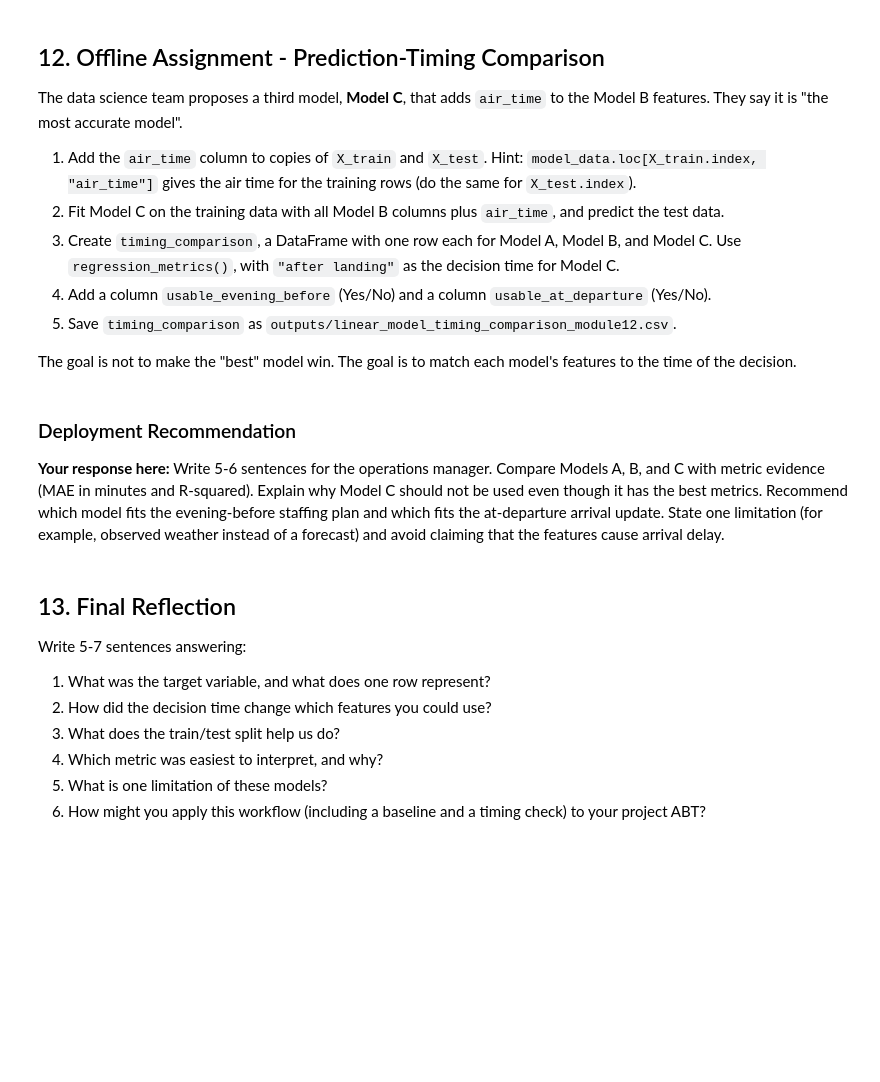
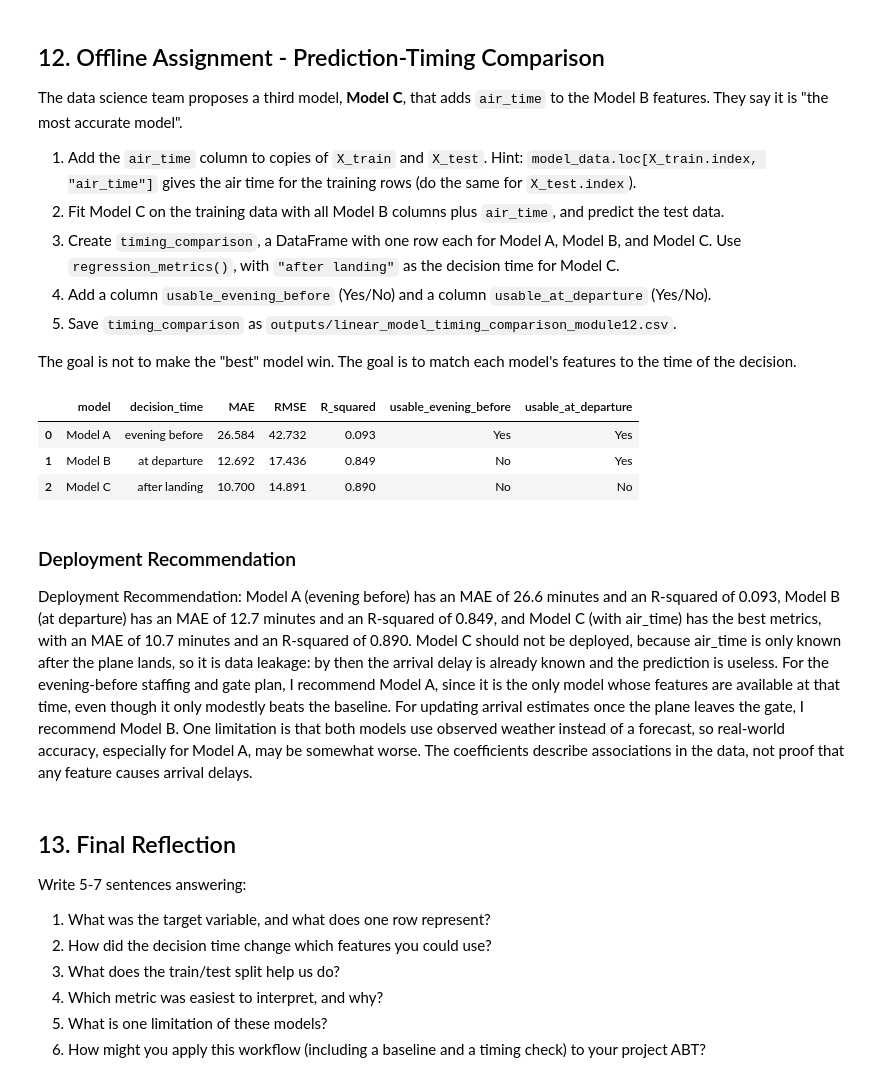
Before and after one commit to mauriciorebaza/ban6003-week-12-13-modeling-mauricio-rebaza-figueroa, a Jupyter notebook: notebooks/module12_linear_regression_guided_lab.ipynb, the cells around one changed output. Saved outputs shown, nothing was run; the diff lists cells and outputs as text; code cells hidden in the pictures; blank space fills up the shorter version.

Commit message:
Complete Module 12 linear regression lab

```diff
--- a/notebooks/module12_linear_regression_guided_lab.ipynb
+++ b/notebooks/module12_linear_regression_guided_lab.ipynb
@@ -560,16 +695,48 @@ The goal is not to make the "best" model win. The goal is to match each model's
 # %%
 # Offline Assignment - your code here
 # Suggested sequence:
 # 1. X_train_c = X_train.copy(); X_train_c["air_time"] = model_data.loc[X_train.index, "air_time"]
 #    (do the same for X_test_c)
 # 2. landing_columns = departure_columns + ["air_time"]; fit model_c and create pred_c.
 # 3. timing_comparison = pd.DataFrame([regression_metrics(...), ...]) for Models A, B, and C.
 # 4. Add the usable_evening_before and usable_at_departure columns.
 # 5. Save timing_comparison with output_dir / "linear_model_timing_comparison_module12.csv".
+
+# 1. Add air_time
+X_train_c = X_train.copy()
+X_train_c["air_time"] = model_data.loc[X_train.index, "air_time"]
+X_test_c = X_test.copy()
+X_test_c["air_time"] = model_data.loc[X_test.index, "air_time"]
+
+# 2. Fit Model C
+landing_columns = departure_columns + ["air_time"]
+model_c = LinearRegression()
+model_c.fit(X_train_c[landing_columns], y_train)
+pred_c = model_c.predict(X_test_c[landing_columns])
+
+# 3. Comparison table
+timing_comparison = pd.DataFrame([
+    regression_metrics("Model A", "evening before", y_test, pred_a),
+    regression_metrics("Model B", "at departure", y_test, pred_b),
+    regression_metrics("Model C", "after landing", y_test, pred_c),
+])
+
+# 4. Usability columns
+timing_comparison["usable_evening_before"] = ["Yes", "No", "No"]
+timing_comparison["usable_at_departure"] = ["Yes", "Yes", "No"]
+
+# 5. Save
+timing_comparison.to_csv(output_dir / "linear_model_timing_comparison_module12.csv", index=False)
+timing_comparison.round(3)
+# %% [output]
+|  | model | decision_time | MAE | RMSE | R_squared | usable_evening_before | usable_at_departure |
+| 0 | Model A | evening before | 26.584 | 42.732 | 0.093 | Yes | Yes |
+| 1 | Model B | at departure | 12.692 | 17.436 | 0.849 | No | Yes |
+| 2 | Model C | after landing | 10.700 | 14.891 | 0.890 | No | No |
 # %% [markdown]
 ### Deployment Recommendation
 
-**Your response here:** Write 5-6 sentences for the operations manager. Compare Models A, B, and C with metric evidence (MAE in minutes and R-squared). Explain why Model C should not be used even though it has the best metrics. Recommend which model fits the evening-before staffing plan and which fits the at-departure arrival update. State one limitation (for example, observed weather instead of a forecast) and avoid claiming that the features cause arrival delay.
+Deployment Recommendation: Model A (evening before) has an MAE of 26.6 minutes and an R-squared of 0.093, Model B (at departure) has an MAE of 12.7 minutes and an R-squared of 0.849, and Model C (with air_time) has the best metrics, with an MAE of 10.7 minutes and an R-squared of 0.890. Model C should not be deployed, because air_time is only known after the plane lands, so it is data leakage: by then the arrival delay is already known and the prediction is useless. For the evening-before staffing and gate plan, I recommend Model A, since it is the only model whose features are available at that time, even though it only modestly beats the baseline. For updating arrival estimates once the plane leaves the gate, I recommend Model B. One limitation is that both models use observed weather instead of a forecast, so real-world accuracy, especially for Model A, may be somewhat worse. The coefficients describe associations in the data, not proof that any feature causes arrival delays.
 # %% [markdown]
 ## 13. Final Reflection
 
```
Also changed, not shown: parts of 25 cells of this notebook, 3 other files.
